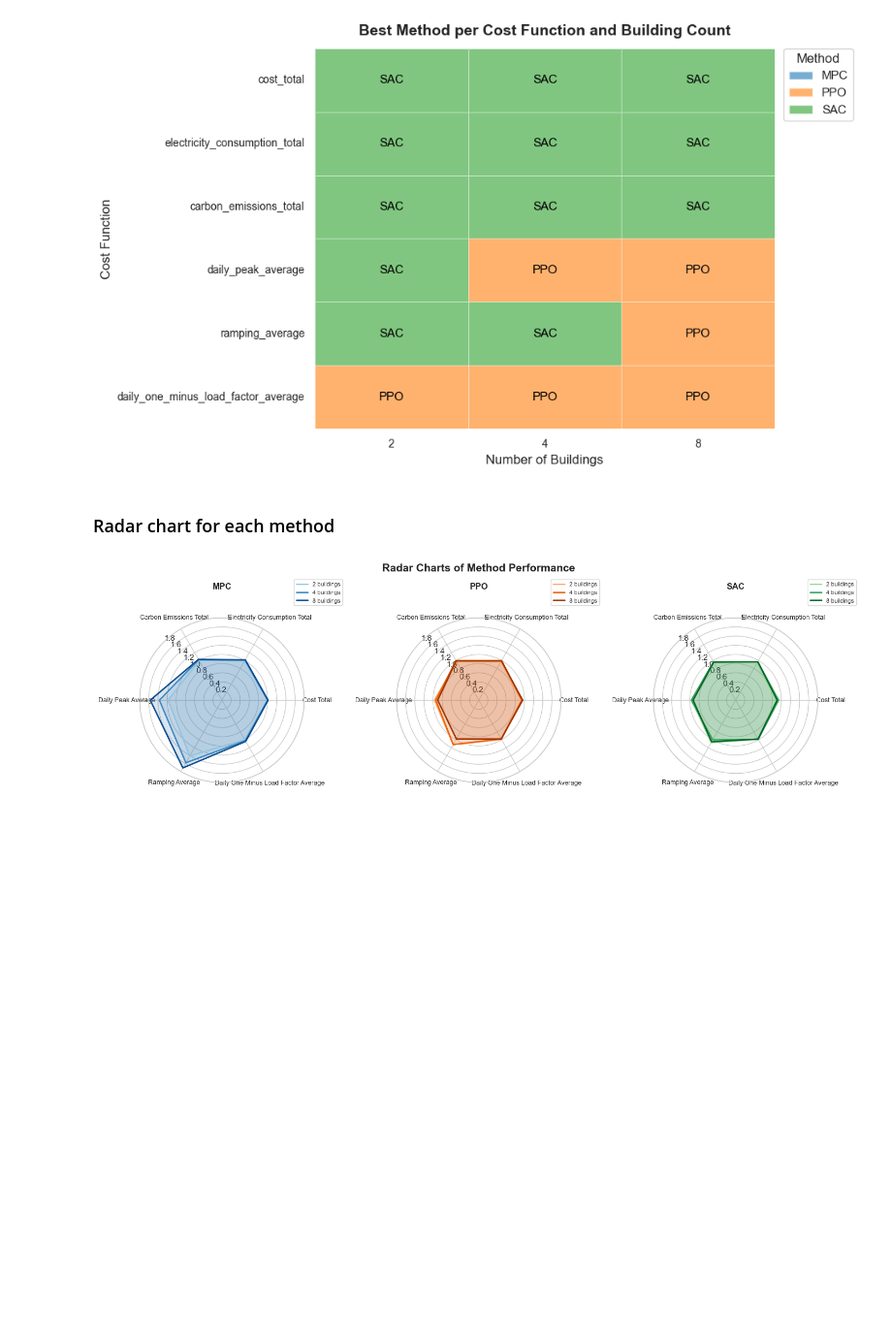
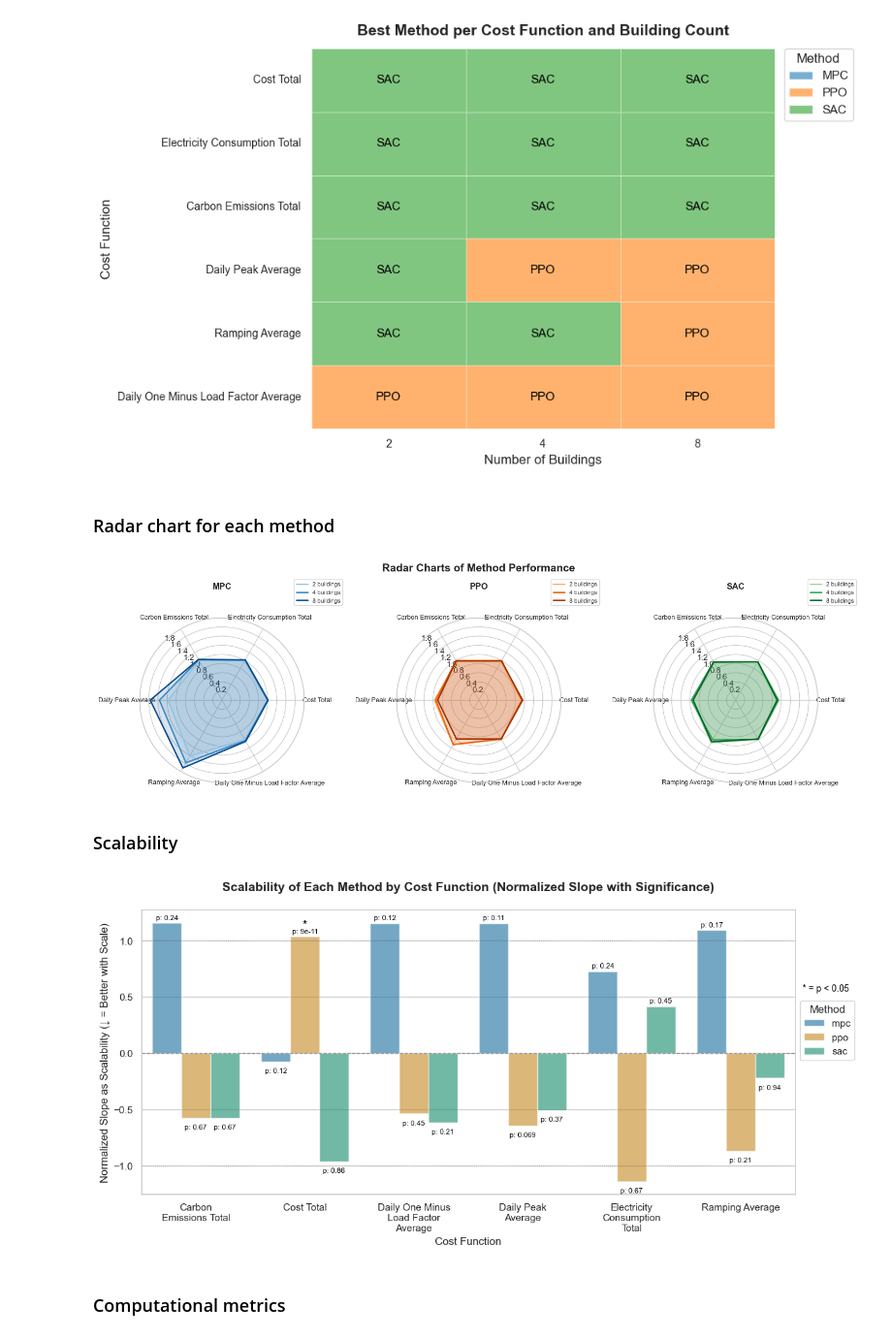
Before and after one commit to yijint/CityLearn_thesis, a Jupyter notebook: analysis.ipynb, the cells around one changed output. Shown: that part at 97% size. Drawn from its saved outputs; the diff is of its cells as text; code cells hidden in the pictures; blank space fills up the shorter version.

```diff
--- a/analysis.ipynb
+++ b/analysis.ipynb
@@ -301,6 +290,9 @@ method_colors = ["#1f77b4", "#ff7f0e", "#2ca02c"]  # blue, orange, green
 # Data prep
 best_by_building = all_results.pivot(index="cost_function", columns="n_buildings", values="best")
 best_by_building = best_by_building.reindex(ordered_costs)
+best_by_building.index = [
+    label.replace('_', ' ').title() for label in best_by_building.index
+]
 method_matrix = best_by_building.map(lambda x: method_to_code.get(x, -1))  # -1 for missing
 
 # Plot
@@ -411,3 +403,5 @@ plt.tight_layout()
 plt.show()
 # %% [output]
 [figure]
+# %% [markdown]
+### Scalability
@@ -413,0 +436,64 @@ plt.show()
+# %%
+# Set up figure
+plt.figure(figsize=(12, 6))
+ax = sns.barplot(
+    data=scalability_df,
+    x="cost_function",
+    y="normalized_slope",
+    hue="method",
+    palette="colorblind",
+    err_kws={'linewidth': 1.5},
+    capsize=0.1,
+    alpha=ALPHA
+)
+
+# Draw reference lines
+ax.axhline(0, color='gray', linewidth=1, linestyle='--', alpha=0.7)
+ax.axhline(1, color='gray', linestyle=':', linewidth=0.8)
+ax.axhline(-1, color='gray', linestyle=':', linewidth=0.8)
+
+# Collect unique cost functions in the same order as in the plot
+cost_functions = scalability_df["cost_function"].unique()
+
+# Annotate bars
+bar_width = 0.8 / 3  # Split total bar group width across 3 methods
+method_offsets = {'mpc': -bar_width, 'ppo': 0, 'sac': bar_width}
+
+for index, row in scalability_df.iterrows():
+    cost_idx = list(cost_functions).index(row["cost_function"])
+    xpos = cost_idx + method_offsets[row["method"]]
+    ypos = row["normalized_slope"]
+
+    # Annotate p-value
+    ax.text(
+        xpos, ypos + 0.03 if ypos >= 0 else ypos - 0.10,
+        f"p: {row['p_value']:.2g}", fontsize=8, ha="center", color="black"
+    )
+
+    # Star if significant
+    if row["p_value"] < 0.05:
+        ax.text(
+            xpos, ypos + 0.05 if ypos >= 0 else ypos - 0.2,
+            "*", ha="center", va="bottom", color="black", fontsize=14
+        )
+
+# Improve x-axis labels: wrap + center
+wrapped_labels = ['\n'.join(textwrap.wrap(label.replace('_', ' ').title(), width=15)) for label in cost_functions]
+ax.set_xticks(range(len(cost_functions)))
+ax.set_xticklabels(wrapped_labels, ha='center')
+
+# Titles and labels
+ax.set_ylabel("Normalized Slope as Scalability (↓ = Better with Scale)")
+ax.set_xlabel("Cost Function")
+ax.set_title("Scalability of Each Method by Cost Function (Normalized Slope with Significance)", fontsize=14, y=1.05, fontweight='bold')
+
+# Legend and asterisk note
+ax.legend(title="Method", bbox_to_anchor=(1, 0.7))
+plt.text(len(cost_functions)-0.43, 0.55, "* = p < 0.05", fontsize=10, color='black')
+
+plt.tight_layout()
+plt.show()
+# %% [output]
+[figure, added]
+# %% [markdown]
+### Computational metrics
```
Also changed, not shown: parts of 13 cells of this notebook.
